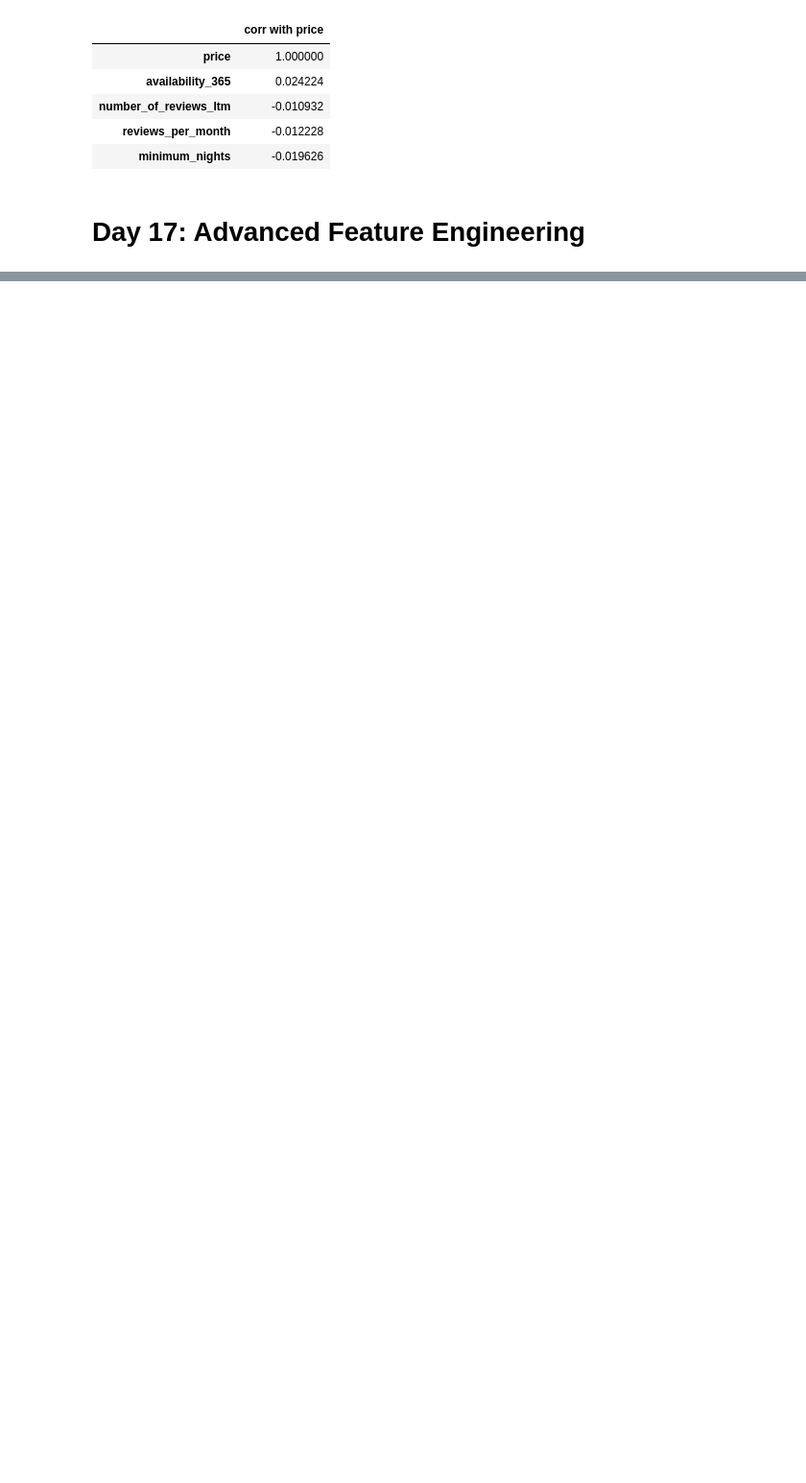
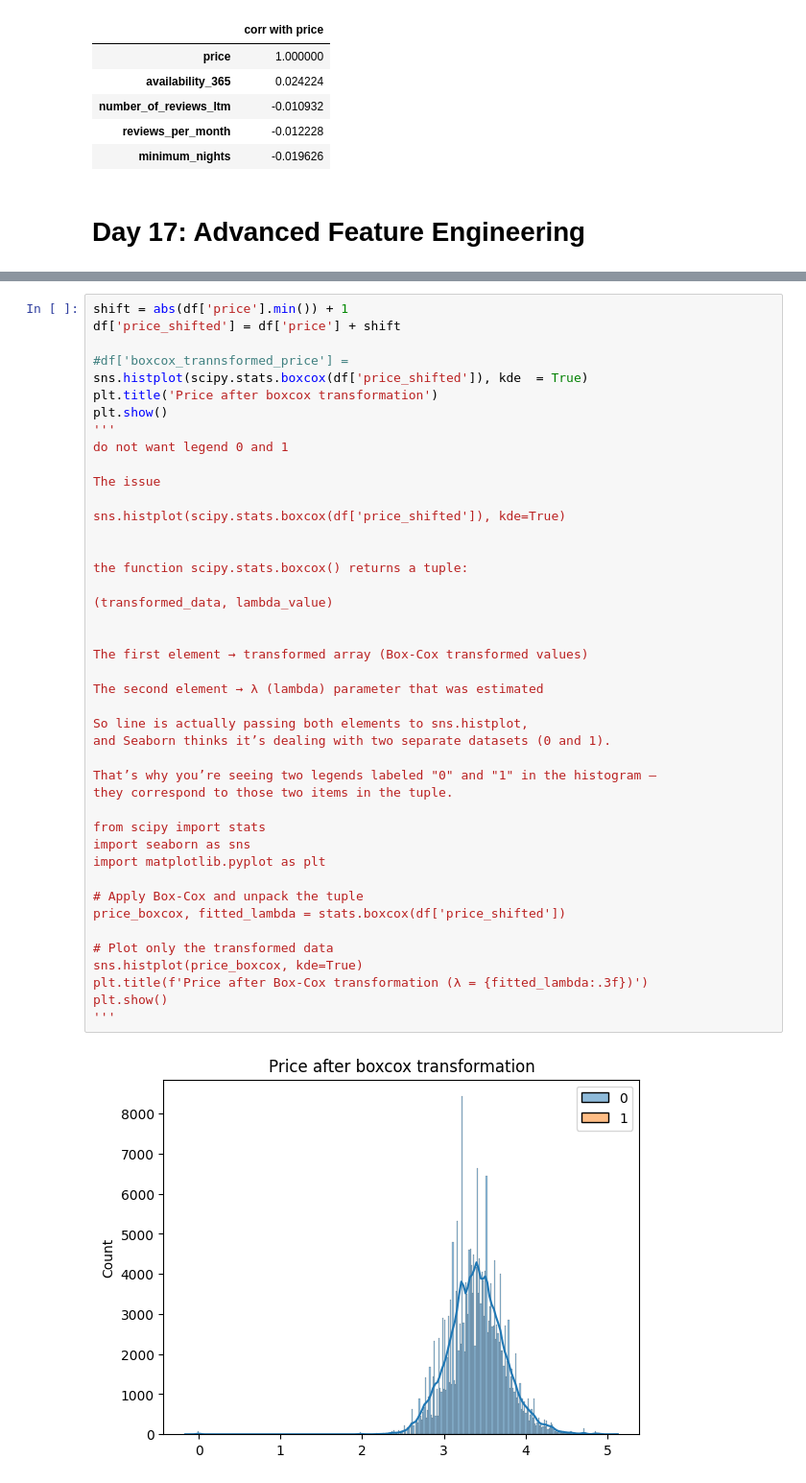
Before and after one commit to Rashmisharma0101/Python-Basics, a Jupyter notebook: Python-practice1month-24oct.ipynb, the cells around one changed output, grey strips where cells are left out. Shown at 96% size. Cells and saved outputs as stored; diff of their text form; blank space fills up the shorter version.

```diff
--- a/Python-practice1month-24oct.ipynb
+++ b/Python-practice1month-24oct.ipynb
@@ -1815,0 +1879,45 @@ corr_df
+# %%
+shift = abs(df['price'].min()) + 1
+df['price_shifted'] = df['price'] + shift
+
+#df['boxcox_trannsformed_price'] =
+sns.histplot(scipy.stats.boxcox(df['price_shifted']), kde  = True)
+plt.title('Price after boxcox transformation')
+plt.show()
+'''
+do not want legend 0 and 1
+
+The issue
+
+sns.histplot(scipy.stats.boxcox(df['price_shifted']), kde=True)
+
+
+the function scipy.stats.boxcox() returns a tuple:
+
+(transformed_data, lambda_value)
+
+
+The first element → transformed array (Box-Cox transformed values)
+
+The second element → λ (lambda) parameter that was estimated
+
+So line is actually passing both elements to sns.histplot,
+and Seaborn thinks it’s dealing with two separate datasets (0 and 1).
+
+That’s why you’re seeing two legends labeled "0" and "1" in the histogram —
+they correspond to those two items in the tuple.
+
+from scipy import stats
+import seaborn as sns
+import matplotlib.pyplot as plt
+
+# Apply Box-Cox and unpack the tuple
+price_boxcox, fitted_lambda = stats.boxcox(df['price_shifted'])
+
+# Plot only the transformed data
+sns.histplot(price_boxcox, kde=True)
+plt.title(f'Price after Box-Cox transformation (λ = {fitted_lambda:.3f})')
+plt.show()
+'''
+# %% [output]
+[figure, added]
```
Also changed, not shown: parts of 18 cells of this notebook.
